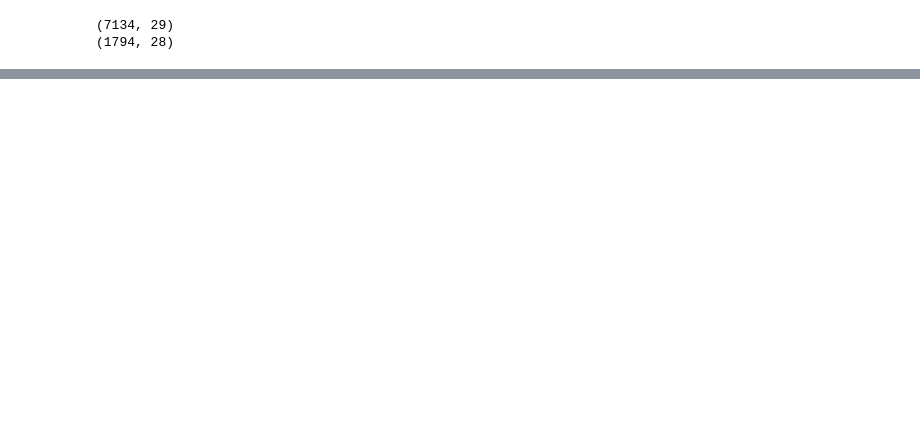
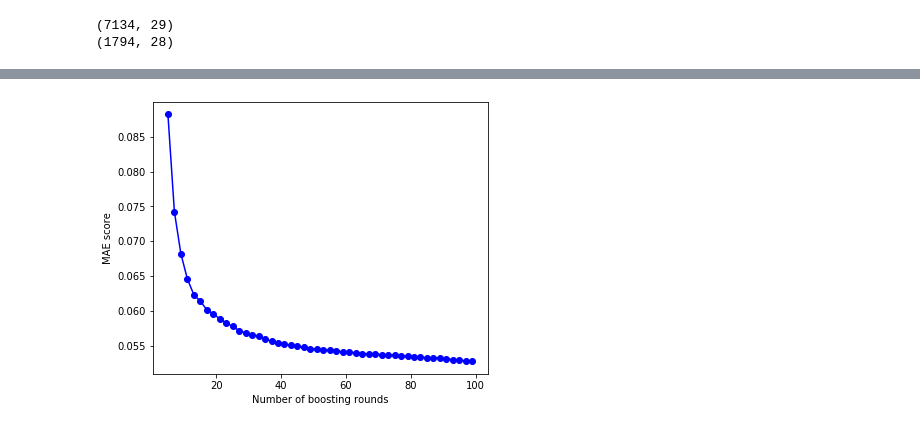
Before and after one commit to makkimaki/GCIwinter2019_assignments, a Jupyter notebook: competition3/Kernel_xgbRegressor.ipynb, the cells around one changed output, grey strips where cells are left out. Saved outputs shown, nothing was run; the diff lists cells and outputs as text; code cells hidden in the pictures; blank space fills up the shorter version.

```diff
--- a/competition3/Kernel_xgbRegressor.ipynb
+++ b/competition3/Kernel_xgbRegressor.ipynb
@@ -43,6 +43,7 @@ Score with xgboost regressor: 0.0679120909551406
 # %%
 train_DMatrix = xgb.DMatrix(data=X_train, label=y_train)
 valid_DMatrix = xgb.DMatrix(data=X_valid, label=y_valid)
+pubg_DMatrix = xgb.DMatrix(X, y)
 
 params = {"objective":"reg:linear", "max_depth":4}
 
@@ -73,7 +74,3 @@ print((cv_results["test-mae-mean"]))
 8    0.072117
 9    0.070397
 Name: test-mae-mean, dtype: float64
-# %%
-params = {"objective":"reg:linear", "max_depth":5}
-
-xg_reg = xgb.train(params=params, dtrain=train_DMatrix, num_boost_round=10)
@@ -86,0 +77,14 @@ ExecutableNotFound: failed to execute ['dot', '-Tpng'], make sure the Graphviz e
+# %%
+params = {"objective":"reg:linear", "max_depth":5}
+num_rounds = [n for n in range(5, 100, 2)]
+final_mae_per_round = []
+
+for curr_num_rounds in num_rounds:
+
+    # Perform cross-validation: cv_results
+    cv_results = xgb.cv(dtrain=pubg_DMatrix, params=params, nfold=5, num_boost_round=curr_num_rounds, metrics="mae", as_pandas=True, early_stopping_rounds=5,seed=123)
+
+    final_mae_per_round.append(cv_results["test-mae-mean"].tail().values[-1])
+
+num_rounds_mae = list(zip(num_rounds, final_mae_per_round))
+print(pd.DataFrame(num_rounds_mae, columns=["num_boosting_rounds", "mae"]))
@@ -86,0 +109,8 @@ ExecutableNotFound: failed to execute ['dot', '-Tpng'], make sure the Graphviz e
+# %%
+plt.figure(figsize=(6,5))
+plt.plot(num_rounds, final_mae_per_round, "o-",color="blue")
+plt.xlabel("Number of boosting rounds")
+plt.ylabel("MAE score")
+plt.show()
+# %% [output]
+[figure, added]
```
Also changed, not shown: parts of 12 cells of this notebook.
